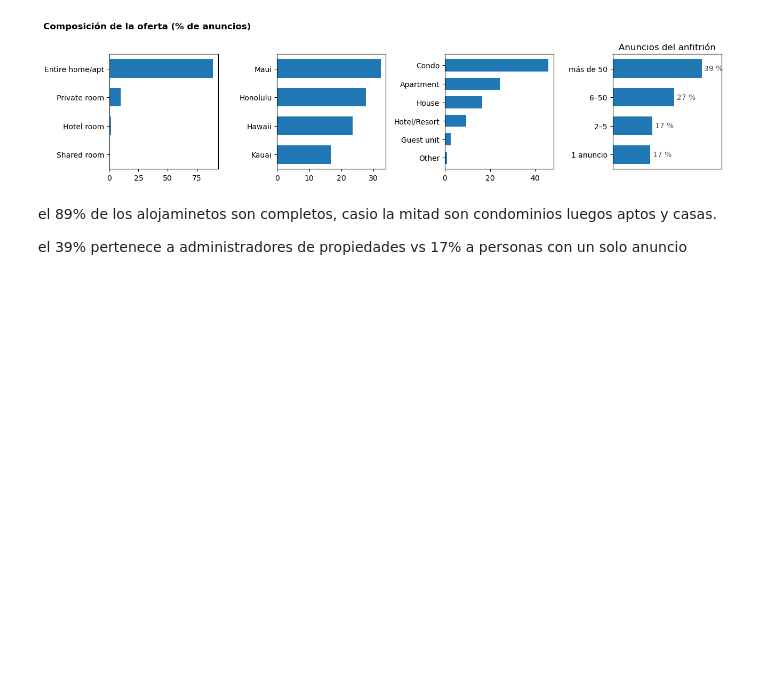
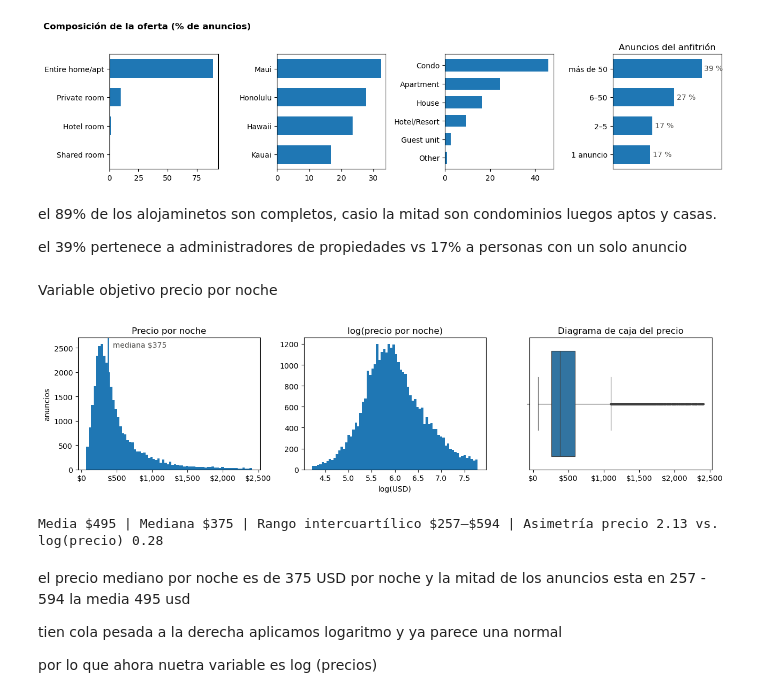
Before and after one commit to Jhonatanclavijo/Reto-Global-Classroom-Anal-tica-de-Airbnb---Hawai, a Jupyter notebook: Analisis exploratorio.ipynb, the cells around one changed output. Cells and saved outputs as stored; diff of their text form; code cells hidden in the pictures; blank space fills up the shorter version.

Commit message:
variable objetivo se modela en log

```diff
--- a/Analisis exploratorio.ipynb
+++ b/Analisis exploratorio.ipynb
@@ -82,3 +82,31 @@ plt.show()
 el 89% de los alojaminetos son completos, casio la mitad son condominios luegos aptos y casas.
 
 el 39% pertenece a administradores de propiedades vs 17% a personas con un solo anuncio
+# %% [markdown]
+Variable objetivo precio por noche
+# %%
+usd = FuncFormatter(lambda v, _: f"${v:,.0f}")
+
+fig, axes = plt.subplots(1, 3, figsize=(13, 3.4))
+axes[0].hist(df["price"], bins=70)
+axes[0].axvline(df["price"].median(), lw=2)
+axes[0].text(df["price"].median(), axes[0].get_ylim()[1] * 0.93, f"  mediana ${df['price'].median():,.0f}", color="#52514e")
+axes[0].set_title("Precio por noche"); axes[0].xaxis.set_major_formatter(usd); axes[0].set_ylabel("anuncios")
+axes[1].hist(df["log_price"], bins=70)
+axes[1].set_title("log(precio por noche)"); axes[1].set_xlabel("log(USD)")
+sns.boxplot(x=df["price"], ax=axes[2], fliersize=1.5, linewidth=0.8)
+axes[2].set_title("Diagrama de caja del precio"); axes[2].xaxis.set_major_formatter(usd); axes[2].set_xlabel("")
+plt.tight_layout()
+plt.show()
+print(f"Media ${df['price'].mean():,.0f} | Mediana ${df['price'].median():,.0f} | "
+      f"Rango intercuartílico ${df['price'].quantile(.25):,.0f}–${df['price'].quantile(.75):,.0f} | "
+      f"Asimetría precio {df['price'].skew():.2f} vs. log(precio) {df['log_price'].skew():.2f}")
+# %% [output]
+[figure, added]
+Media $495 | Mediana $375 | Rango intercuartílico $257–$594 | Asimetría precio 2.13 vs. log(precio) 0.28
+# %% [markdown]
+el precio mediano por noche es de 375 USD por noche y la mitad de los anuncios esta en 257 - 594 la media 495 usd
+
+tien cola pesada a la derecha aplicamos logaritmo  y ya parece una normal
+
+por lo que ahora nuetra variable es log (precios)
```
